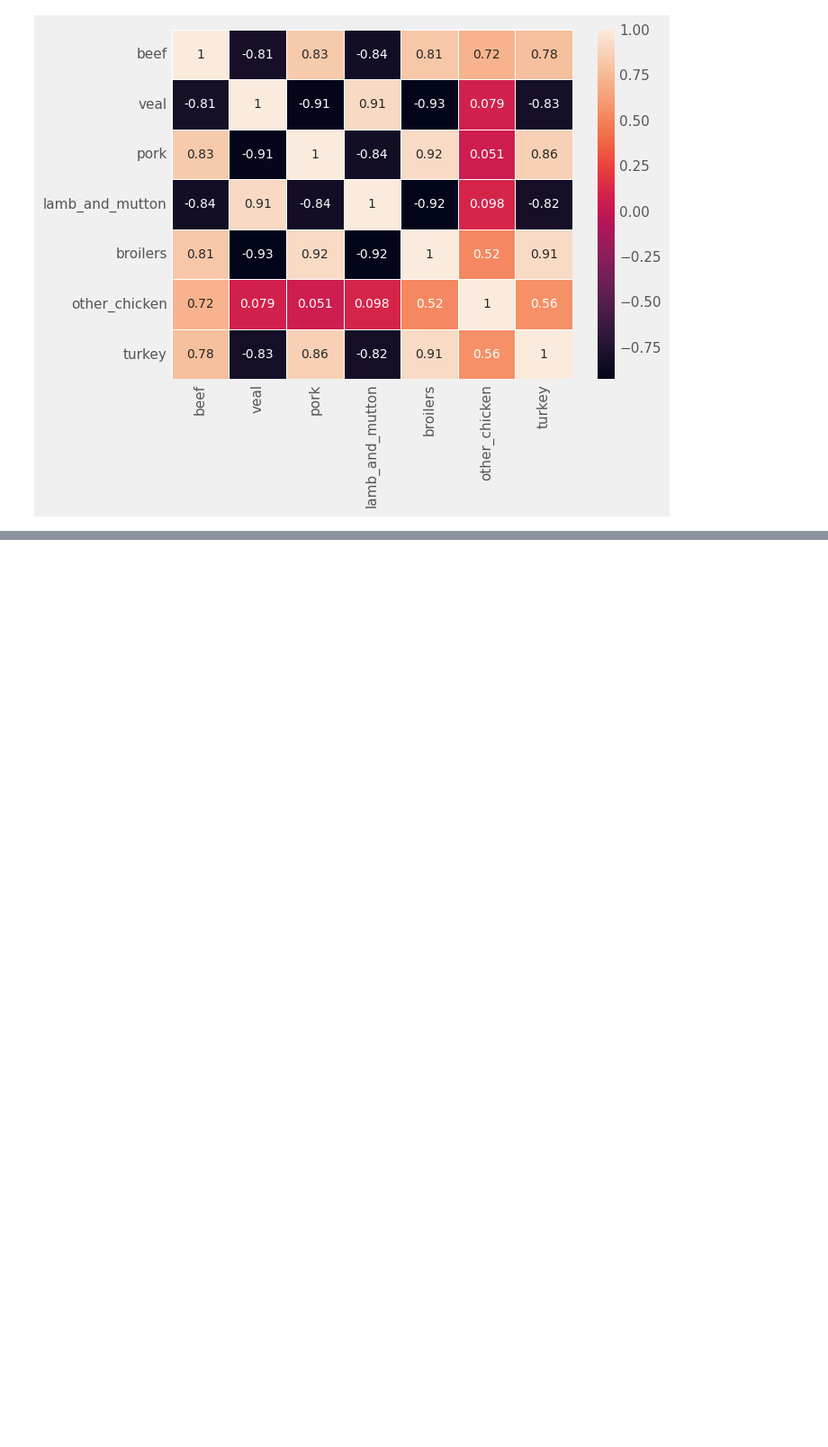
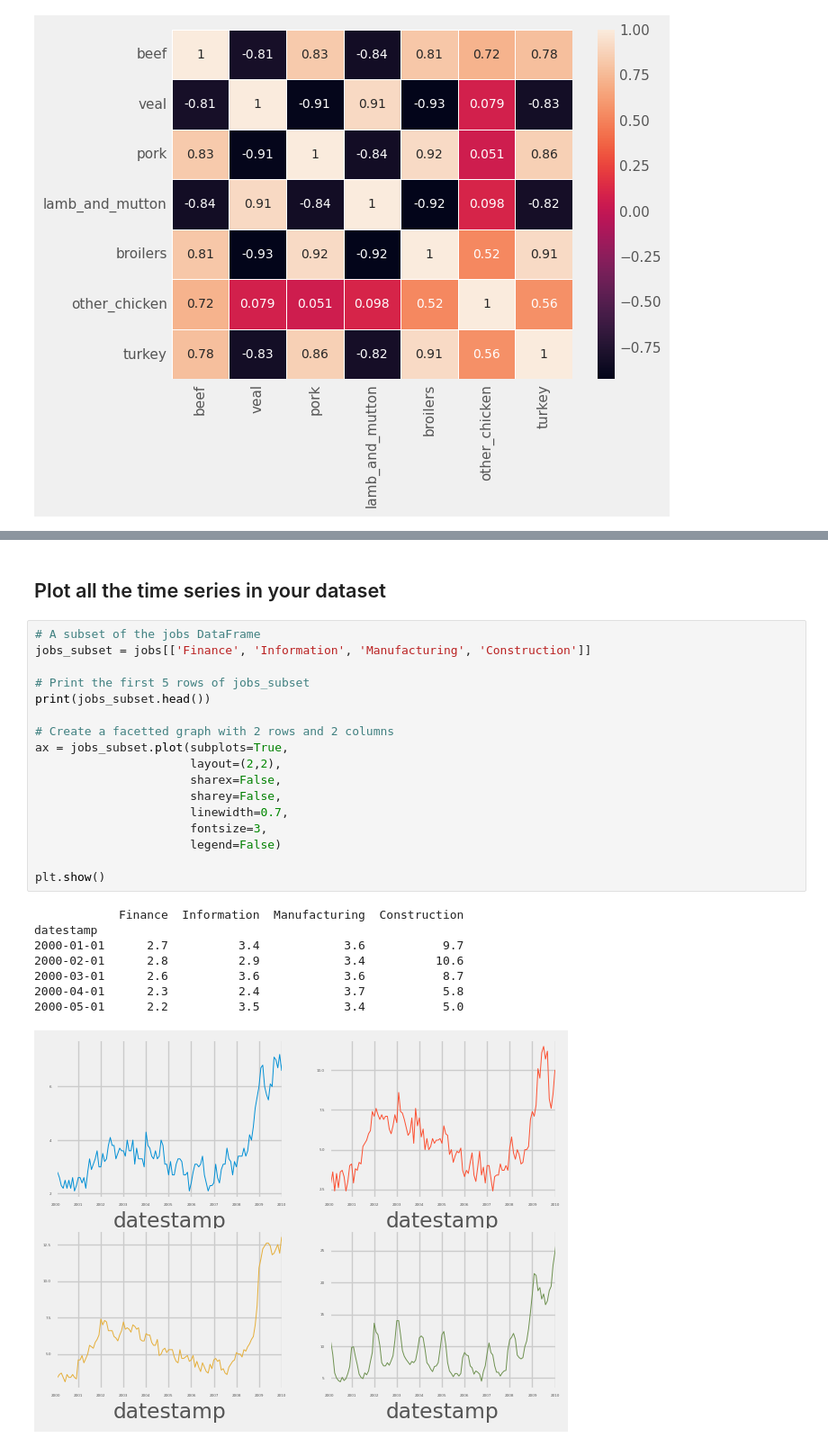
Before and after one commit to MeghanGH/time-series-with-python, a Jupyter notebook: Visualizing_time_series_data_in_python.ipynb, the cells around one changed output, grey strips where cells are left out. Shown at 90% size. Drawn from its saved outputs; the diff is of its cells as text; blank space fills up the shorter version.

```diff
--- a/Visualizing_time_series_data_in_python.ipynb
+++ b/Visualizing_time_series_data_in_python.ipynb
@@ -808,0 +920,28 @@ plt.show()
+# %% [markdown]
+## Plot all the time series in your dataset
+# %%
+# A subset of the jobs DataFrame
+jobs_subset = jobs[['Finance', 'Information', 'Manufacturing', 'Construction']]
+
+# Print the first 5 rows of jobs_subset
+print(jobs_subset.head())
+
+# Create a facetted graph with 2 rows and 2 columns
+ax = jobs_subset.plot(subplots=True,
+                      layout=(2,2),
+                      sharex=False,
+                      sharey=False,
+                      linewidth=0.7,
+                      fontsize=3,
+                      legend=False)
+
+plt.show()
+# %% [output]
+            Finance  Information  Manufacturing  Construction
+datestamp
+2000-01-01      2.7          3.4            3.6           9.7
+2000-02-01      2.8          2.9            3.4          10.6
+2000-03-01      2.6          3.6            3.6           8.7
+2000-04-01      2.3          2.4            3.7           5.8
+2000-05-01      2.2          3.5            3.4           5.0
+[figure, added]
```
Also changed, not shown: parts of 19 cells of this notebook.
